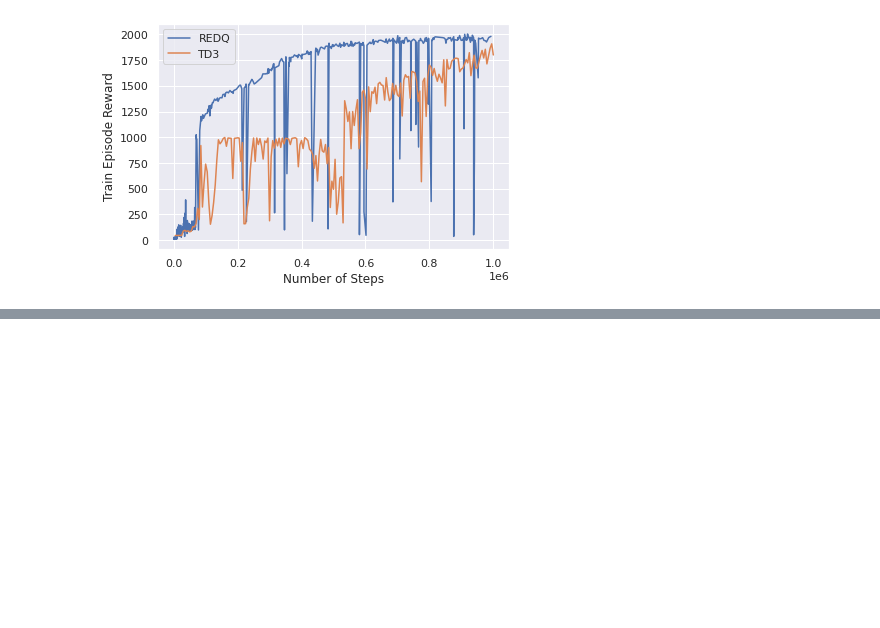
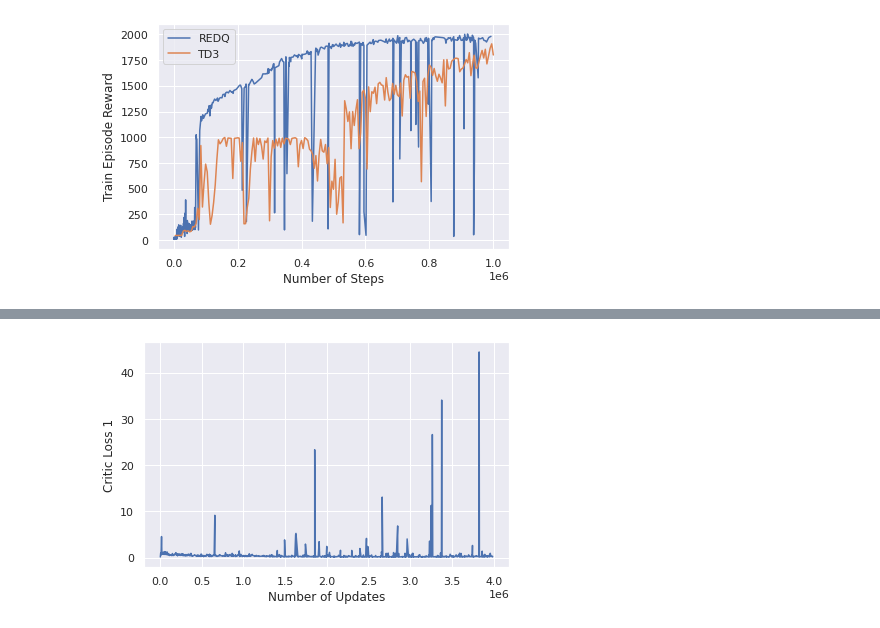
Before and after one commit to limaries30/ee619_term_project, a Jupyter notebook: final_log/plotting.ipynb, the cells around one changed output, grey strips where cells are left out. Drawn from its saved outputs; the diff is of its cells as text; code cells hidden in the pictures; blank space fills up the shorter version.

```diff
--- a/final_log/plotting.ipynb
+++ b/final_log/plotting.ipynb
@@ -56,0 +74,4 @@ ax.figure.savefig('redq_td3')
+# %%
+plot_seaborn(redq_log_dict['loss_critic_1'],'Step','Value','Number of Updates','Critic Loss 1','./redq/loss_critic_1')
+# %% [output]
+[figure, added]
```
Also changed, not shown: parts of 14 cells of this notebook, 7 other files.
